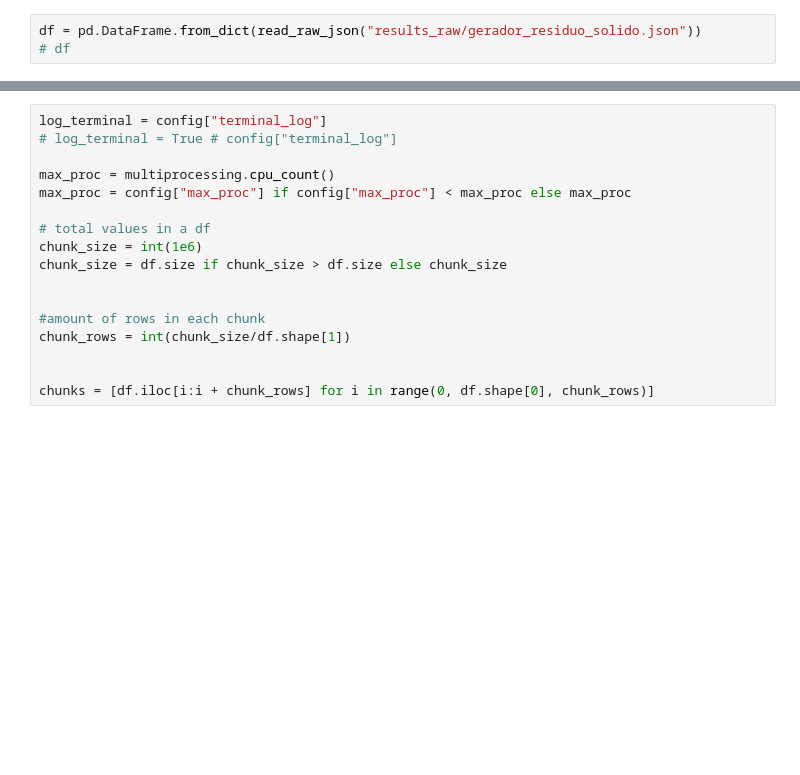
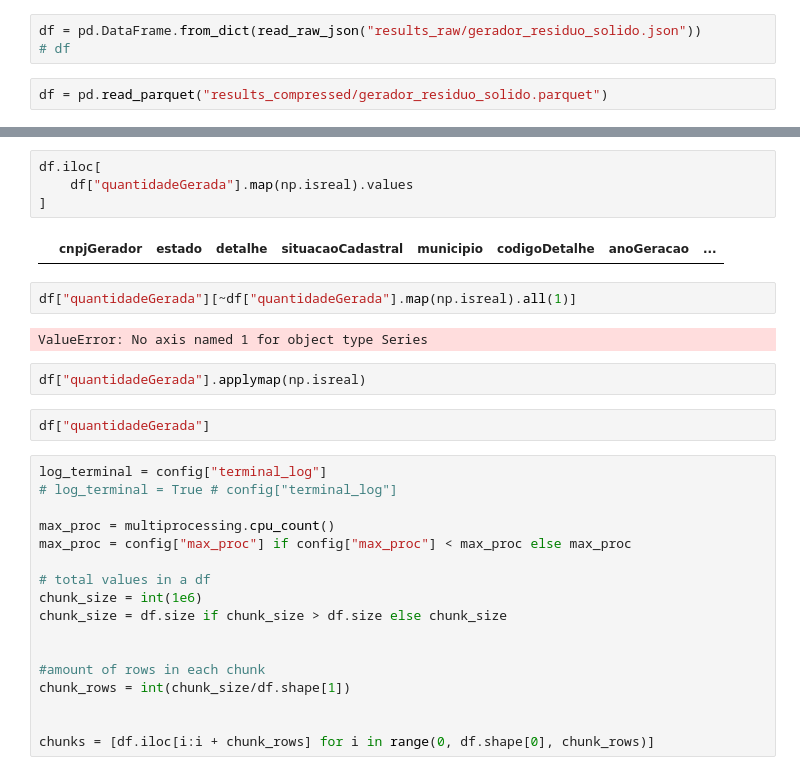
Before and after one commit to luksquaresma/IBAMA_residues, a Jupyter notebook: test.ipynb, the cells around one changed output, grey strips where cells are left out. Saved outputs shown, nothing was run; the diff lists cells and outputs as text; blank space fills up the shorter version.

```diff
--- a/test.ipynb
+++ b/test.ipynb
@@ -11,3 +11,5 @@ with open("./config.json") as file:
 # %%
 df = pd.DataFrame.from_dict(read_raw_json("results_raw/gerador_residuo_solido.json"))
 # df
+# %%
+df = pd.read_parquet("results_compressed/gerador_residuo_solido.parquet")
@@ -14,3 +53,17 @@ df = pd.DataFrame.from_dict(read_raw_json("results_raw/gerador_residuo_solido.js
+# %%
+df.iloc[
+    df["quantidadeGerada"].map(np.isreal).values
+]
+# %% [output]
+|  | cnpjGerador | estado | detalhe | situacaoCadastral | municipio | codigoDetalhe | anoGeracao | ... |
+# %%
+df["quantidadeGerada"][~df["quantidadeGerada"].map(np.isreal).all(1)]
+# %% [output]
+ValueError: No axis named 1 for object type Series
+# %%
+df["quantidadeGerada"].applymap(np.isreal)
+# %%
+df["quantidadeGerada"]
 # %%
 log_terminal = config["terminal_log"]
 # log_terminal = True # config["terminal_log"]
```
Also changed, not shown: parts of 7 cells of this notebook, 5 other files.
